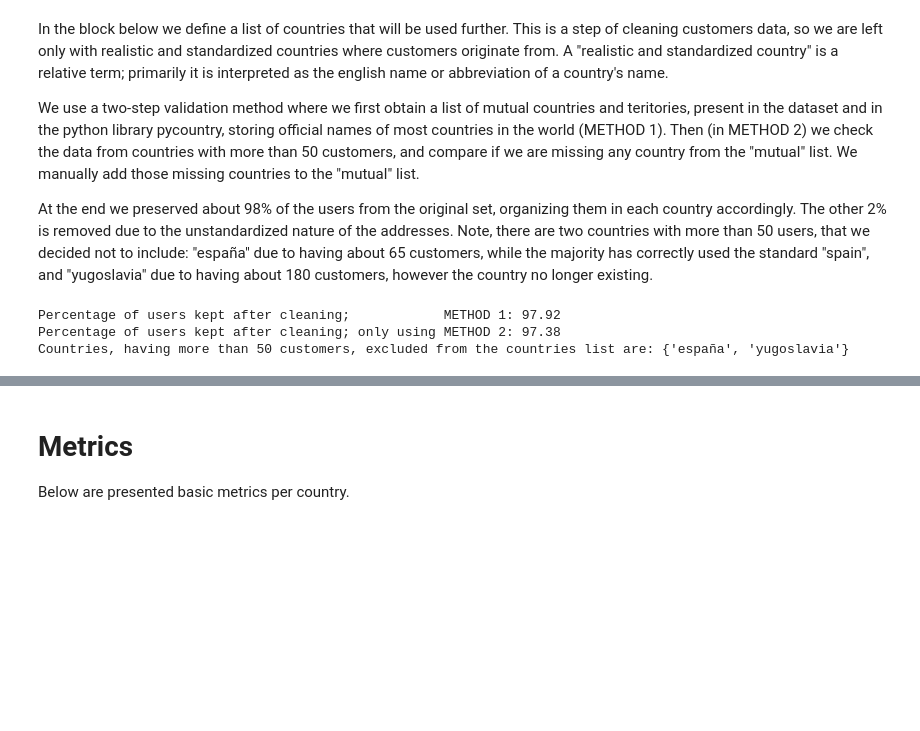
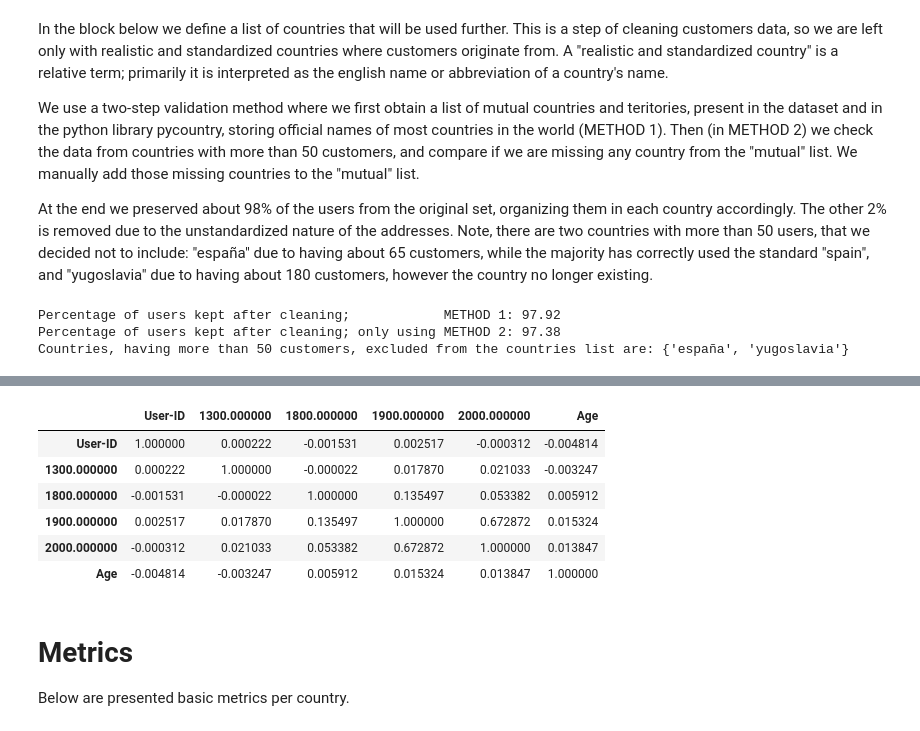
Before and after one commit to vladipetkov/Amazon-Books, a Jupyter notebook: group22_amazon_books.ipynb, the cells around one changed output, grey strips where cells are left out. Saved outputs shown, nothing was run; the diff lists cells and outputs as text; code cells hidden in the pictures; blank space fills up the shorter version.

```diff
--- a/group22_amazon_books.ipynb
+++ b/group22_amazon_books.ipynb
@@ -87,3 +90,27 @@ Countries, having more than 50 customers, excluded from the countries list are:
+# %%
+df_aux = df_ratings.merge(df_books[['ISBN','Year-Of-Publication']], how = 'left', on = 'ISBN')
+
+
+df_aux = df_aux[df_aux['Year-Of-Publication'] >= 10]
+df_aux['Decade-Of-Publication'] = df_aux['Year-Of-Publication'].apply(lambda row:row // 100* 100)
+df_aux = df_aux[['User-ID','Decade-Of-Publication','ISBN']].groupby(['User-ID','Decade-Of-Publication']).count()
+
+df_aux = df_aux.pivot_table(
+    index = 'User-ID',
+    columns= 'Decade-Of-Publication',
+    values = 'ISBN',
+    fill_value = 0
+).reset_index()
+
+df_aux.merge(df_users.drop(['Location','Country'], axis = 1), on='User-ID').corr(method='pearson').style.background_gradient(cmap='coolwarm')
+# %% [output]
+|  | User-ID | 1300.000000 | 1800.000000 | 1900.000000 | 2000.000000 | Age |
+| User-ID | 1.000000 | 0.000222 | -0.001531 | 0.002517 | -0.000312 | -0.004814 |
+| 1300.000000 | 0.000222 | 1.000000 | -0.000022 | 0.017870 | 0.021033 | -0.003247 |
+| 1800.000000 | -0.001531 | -0.000022 | 1.000000 | 0.135497 | 0.053382 | 0.005912 |
+| 1900.000000 | 0.002517 | 0.017870 | 0.135497 | 1.000000 | 0.672872 | 0.015324 |
+| 2000.000000 | -0.000312 | 0.021033 | 0.053382 | 0.672872 | 1.000000 | 0.013847 |
+| Age | -0.004814 | -0.003247 | 0.005912 | 0.015324 | 0.013847 | 1.000000 |
 # %% [markdown]
 # Metrics
 Below are presented basic metrics per country.
```
Also changed, not shown: parts of 1 cell of this notebook, 1 other file.
